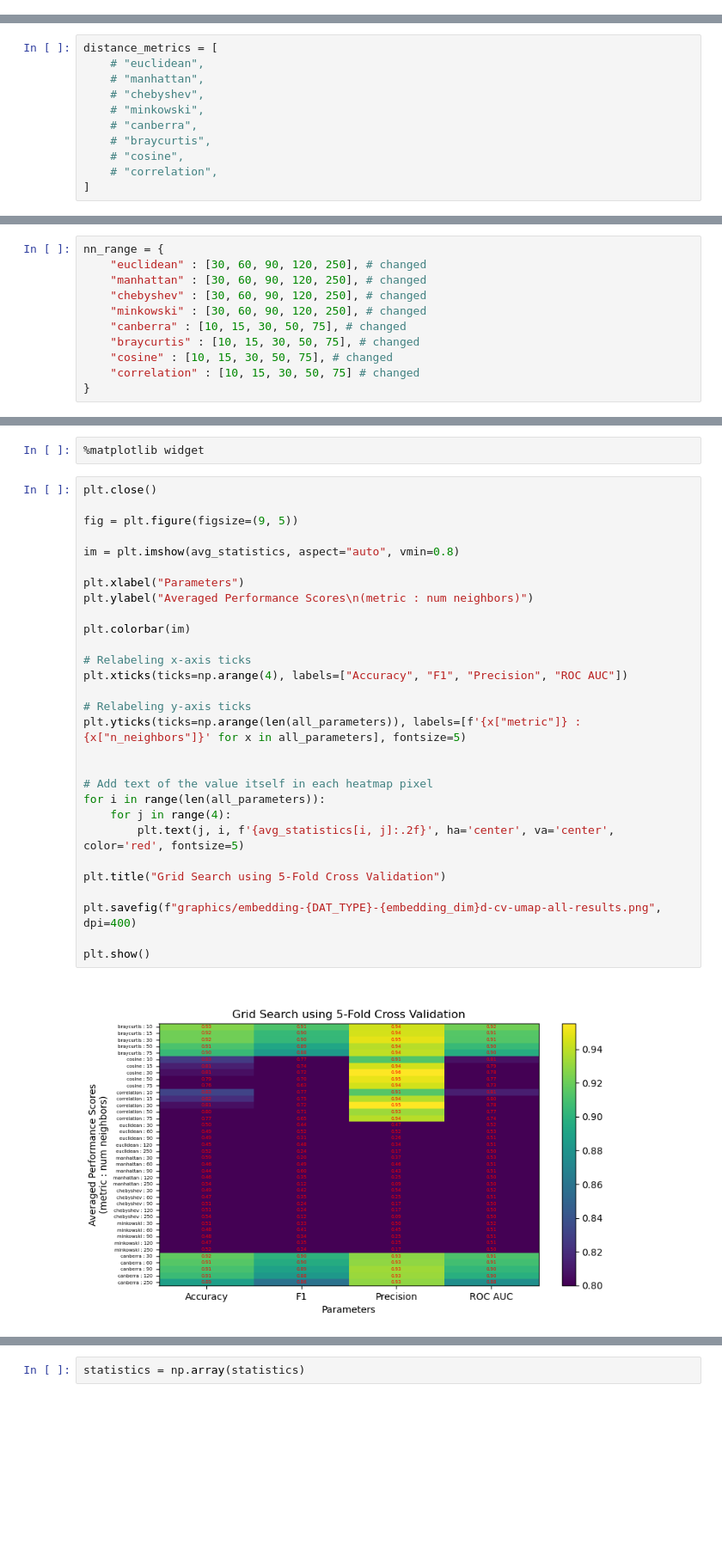
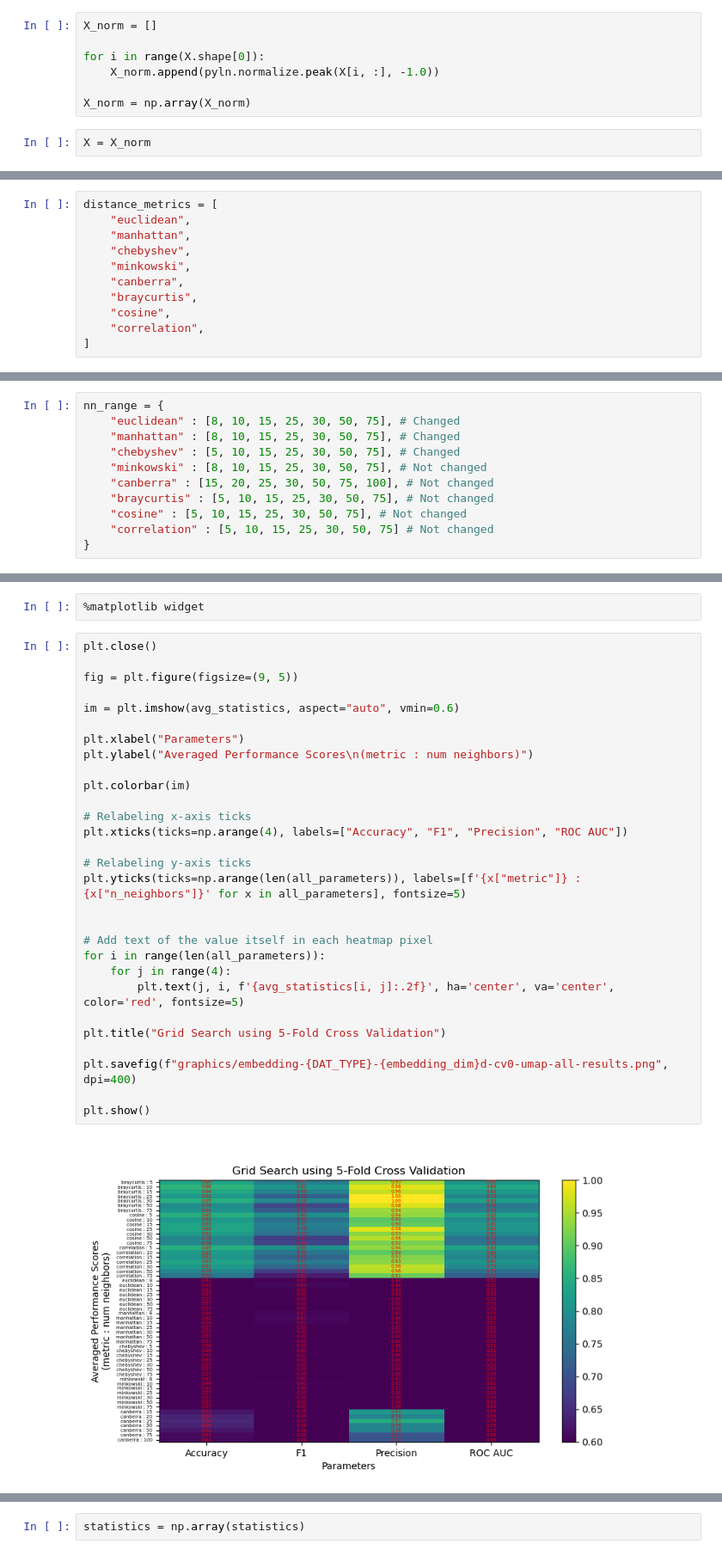
Before and after one commit to sion23/radio-adblock, a Jupyter notebook: embedding.ipynb, the cells around one changed output, grey strips where cells are left out. Shown at 86% size. Cells and saved outputs as stored; diff of their text form; blank space fills up the shorter version.

```diff
--- a/embedding.ipynb
+++ b/embedding.ipynb
@@ -53,4 +56,13 @@ X.shape
 (967, 220498)
 # %% [markdown]
 ## Normalization
+# %%
+X_norm = []
+
+for i in range(X.shape[0]):
+    X_norm.append(pyln.normalize.peak(X[i, :], -1.0))
+
+X_norm = np.array(X_norm)
+# %%
+X = X_norm
 # %%
@@ -273,14 +278,14 @@ plt.show()
 nn_range = [2, 5, 15, 50, 100, 150, 200, 500]
 # %%
 distance_metrics = [
-    # "euclidean",
-    # "manhattan",
-    # "chebyshev",
-    # "minkowski",
-    # "canberra",
-    # "braycurtis",
-    # "cosine",
-    # "correlation",
+    "euclidean",
+    "manhattan",
+    "chebyshev",
+    "minkowski",
+    "canberra",
+    "braycurtis",
+    "cosine",
+    "correlation",
 ]
 # %%
 for metric_range in tqdm(distance_metrics):
@@ -407,14 +423,14 @@ kf = KFold(n_splits=5, shuffle=True)
 target = np.array([1 if x else 0 for x in y])
 # %%
 nn_range = {
-    "euclidean" : [30, 60, 90, 120, 250], # changed
-    "manhattan" : [30, 60, 90, 120, 250], # changed
-    "chebyshev" : [30, 60, 90, 120, 250], # changed
-    "minkowski" : [30, 60, 90, 120, 250], # changed
-    "canberra" : [10, 15, 30, 50, 75], # changed
-    "braycurtis" : [10, 15, 30, 50, 75], # changed
-    "cosine" : [10, 15, 30, 50, 75], # changed
-    "correlation" : [10, 15, 30, 50, 75] # changed
+    "euclidean" : [8, 10, 15, 25, 30, 50, 75], # Changed
+    "manhattan" : [8, 10, 15, 25, 30, 50, 75], # Changed
+    "chebyshev" : [5, 10, 15, 25, 30, 50, 75], # Changed
+    "minkowski" : [8, 10, 15, 25, 30, 50, 75], # Not changed
+    "canberra" : [15, 20, 25, 30, 50, 75, 100], # Not changed
+    "braycurtis" : [5, 10, 15, 25, 30, 50, 75], # Not changed
+    "cosine" : [5, 10, 15, 25, 30, 50, 75], # Not changed
+    "correlation" : [5, 10, 15, 25, 30, 50, 75] # Not changed
 }
 # %%
 distance_metrics = [
@@ -594,31 +604,31 @@ for metric_range in distance_metrics:
 # %%
 plt.close()
 
 fig = plt.figure(figsize=(9, 5))
 
-im = plt.imshow(avg_statistics, aspect="auto", vmin=0.8)
+im = plt.imshow(avg_statistics, aspect="auto", vmin=0.6)
 
 plt.xlabel("Parameters")
 plt.ylabel("Averaged Performance Scores\n(metric : num neighbors)")
 
 plt.colorbar(im)
 
 # Relabeling x-axis ticks
 plt.xticks(ticks=np.arange(4), labels=["Accuracy", "F1", "Precision", "ROC AUC"])
 
 # Relabeling y-axis ticks
 plt.yticks(ticks=np.arange(len(all_parameters)), labels=[f'{x["metric"]} : {x["n_neighbors"]}' for x in all_parameters], fontsize=5)
 
 
 # Add text of the value itself in each heatmap pixel
 for i in range(len(all_parameters)):
     for j in range(4):
         plt.text(j, i, f'{avg_statistics[i, j]:.2f}', ha='center', va='center', color='red', fontsize=5)
 
 plt.title("Grid Search using 5-Fold Cross Validation")
 
-plt.savefig(f"graphics/embedding-{DAT_TYPE}-{embedding_dim}d-cv-umap-all-results.png", dpi=400)
+plt.savefig(f"graphics/embedding-{DAT_TYPE}-{embedding_dim}d-cv0-umap-all-results.png", dpi=400)
 
 plt.show()
 # %% [output]
-[figure, old version]
+[figure, new version]
```
Also changed, not shown: parts of 47 cells of this notebook.
